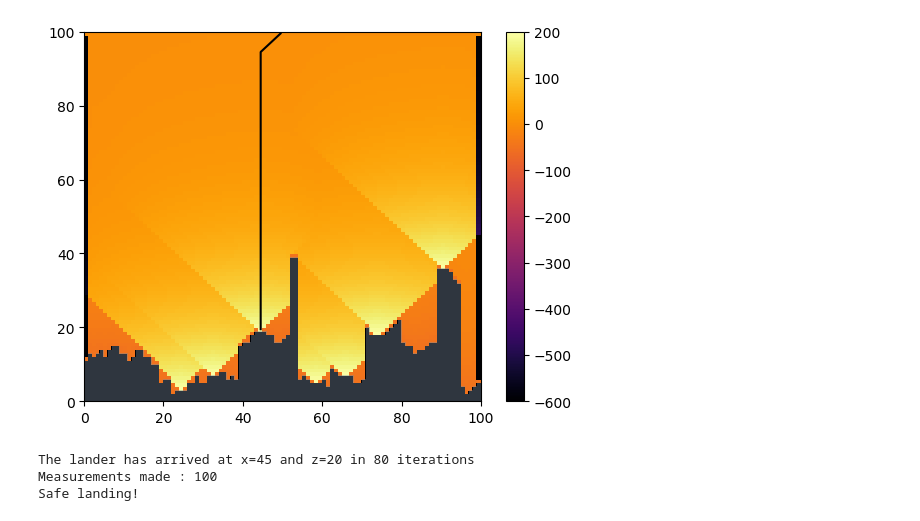
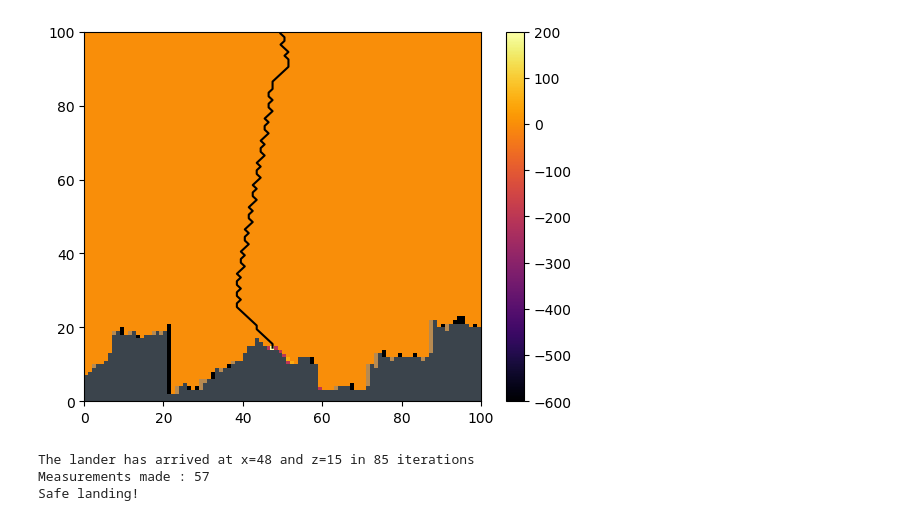
Before and after one commit to louisefleischer/Shackleton, a Jupyter notebook: Animation.ipynb, the cells around one changed output. Drawn from its saved outputs; the diff is of its cells as text; code cells hidden in the pictures.

Commit message:
added params file

```diff
--- a/Animation.ipynb
+++ b/Animation.ipynb
@@ -10,8 +4,16 @@ Done
 # %%
+using PyPlot
+include("structures.jl")
+include("fct_obsAndBel.jl")
+include("fct_MDP.jl")
+include("fct_map.jl")
+include("params.jl")
+println(" ")
+
 #initialization
 MAP_SIZE = 100
 #srand(1234)
-true_map=build_map(40)
+true_map=build_map(25)
 #true_map_old = vcat([1, 2, 3, 3, 3, 4, 5, 6, 6, 5],
 #    collect(ceil.(linspace(1,50,(100-38)))),
 #    [4, 3, 2, 1, 1, 1, 2, 3, 4, 5, 6, 5, 4, 6, 10, 11, 15, 22, 30, 30, 30, 31, 25, 20, 15, 1,1, 1])
@@ -29,8 +31,6 @@ belief_map = zeros(MAP_SIZE,2)
 x_path = [lander.x]
 z_path = [lander.z]
 
-gamma=0.95
-
 belief_map=hcat(true_map,ones(100,1))
 U_init=update_utility(belief_map,lander,gamma)
 iteration = 0
@@ -39,14 +39,14 @@ fig = figure()
 
 
 while lander.z>(true_map[lander.x]) && iteration<110
-    if iteration%3==0
+    if iteration%obs_lag==0
         # observe
-        #o = make_observation(true_map, lander)
-        #observation_map[o.x] = o.h
+        o = make_observation(true_map, lander)
+        observation_map[o.x] = o.h
 
         # update your belief
-        #belief_map = update_belief(observation_map)
-        belief_map=hcat(true_map,ones(100,1))
+        belief_map = update_belief(observation_map)
+        #belief_map=hcat(true_map,ones(100,1))
 
         U_curr=update_utility(belief_map,lander,gamma)
         # find flat parts in the belief map (obsolete)
@@ -59,39 +59,38 @@ while lander.z>(true_map[lander.x]) && iteration<110
     xp=sp[1]
     zp=sp[2]
     lander.x = xp
     lander.z = zp
 
     # keep in memory for plotting
     x_path = hcat(x_path,[lander.x])
     z_path = hcat(z_path,[lander.z])
     iteration+=1
     #println(iteration)
 
-    #subplot(121)
     hold(true)
     PyPlot.plot(x_path'-.5,z_path'-.5,color="#000000")
-    PyPlot.bar(collect(1:MAP_SIZE)-1, belief_map[:,1]-1,color="#778899",align="edge",width=1,alpha=0.4)
-    PyPlot.grid("on")
-    pcolormesh(U_init',cmap="inferno")
+    pcolormesh(U_curr',cmap="inferno")
+    PyPlot.bar(collect(1:MAP_SIZE)-1, true_map-1,color="#000000",align="edge",width=1,alpha=1)
+    PyPlot.bar(collect(1:MAP_SIZE)-1, belief_map[:,1]-1,color="#778899",align="edge",width=1,alpha=0.5)
     colorbar()
-    sleep(.1)
+    sleep(.2)
     IJulia.clear_output(true)
     display(fig)
     clf()
 end
 println("The lander has arrived at x=",lander.x," and z=", lander.z," in ", iteration, " iterations")
 println("Measurements made : ",count(x->x==1,belief_map[:,2]))
 h1=true_map[lander.x-1]
 h2=true_map[lander.x]
 h3=true_map[lander.x+1]
 
 if h1==h2 && h2==h3
     println("Safe landing!")
 else
     println("Crash! h1=",h1, " h2=",h2, " h3=",h3)
 end
 # %% [output]
-[figure, old version]
+[figure, new version]
-The lander has arrived at x=45 and z=20 in 80 iterations
-Measurements made : 100
+The lander has arrived at x=48 and z=15 in 85 iterations
+Measurements made : 57
 Safe landing!
```
Also changed, not shown: parts of 2 cells of this notebook, 5 other files.
